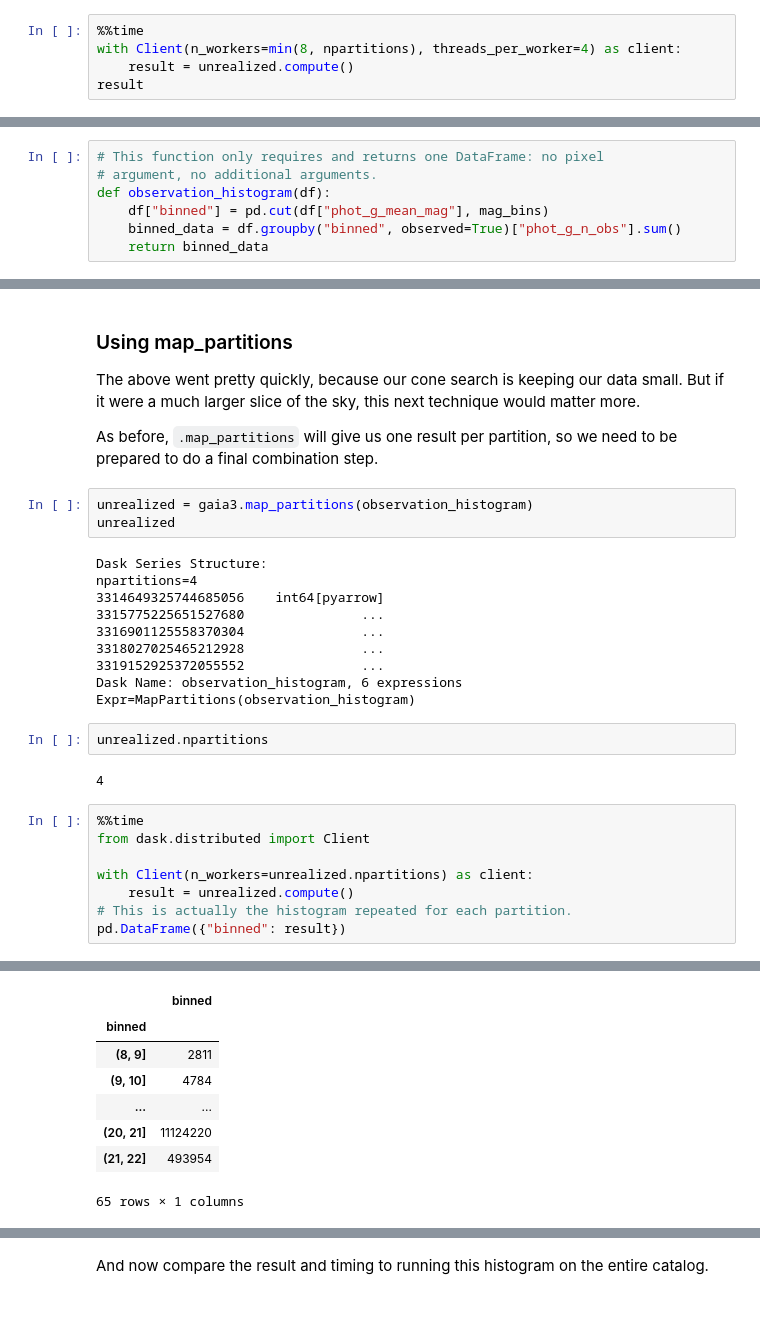
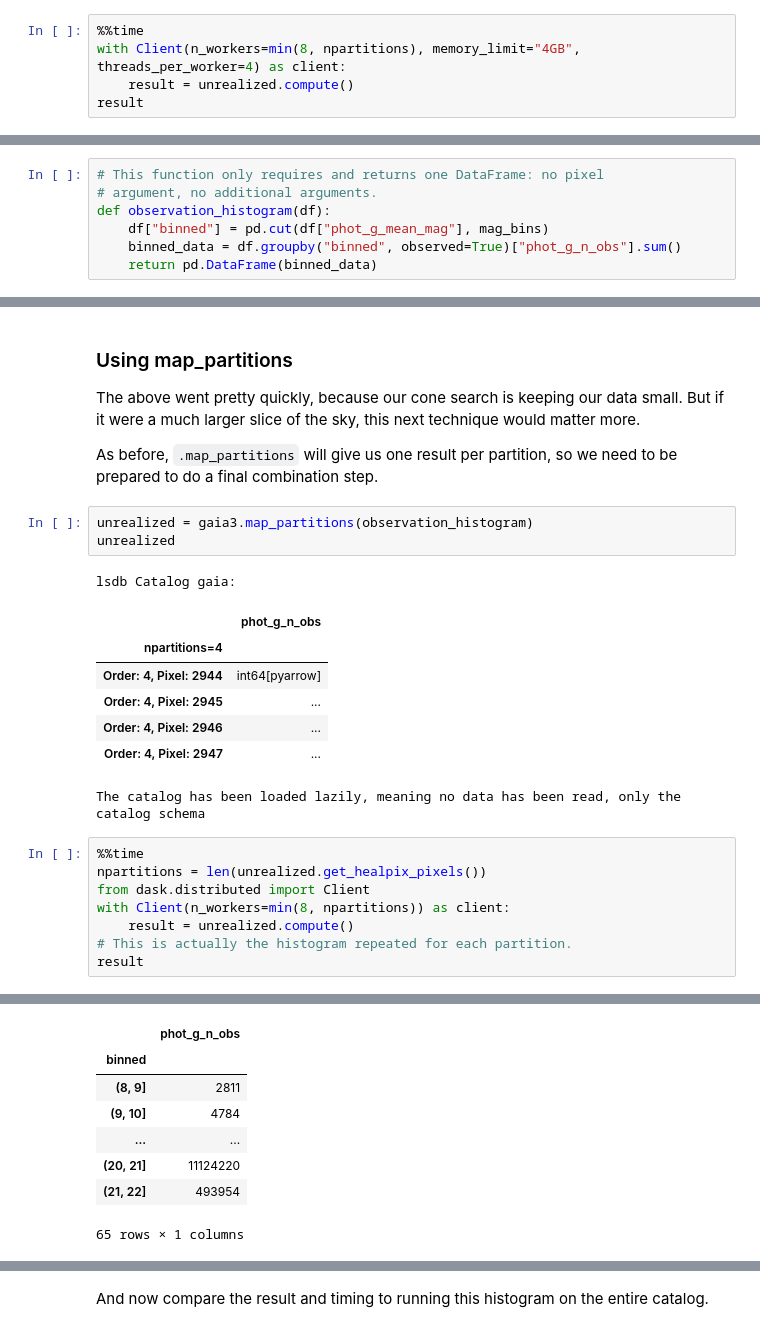
Before and after one commit to astronomy-commons/lsdb, a Jupyter notebook: docs/tutorials/pre_executed/map_partitions.ipynb, the cells around one changed output, grey strips where cells are left out. Cells and saved outputs as stored; diff of their text form.

```diff
--- a/docs/tutorials/pre_executed/map_partitions.ipynb
+++ b/docs/tutorials/pre_executed/map_partitions.ipynb
@@ -220,7 +220,7 @@ That's a lot of partitions!  If we didn't bound this value, we could easily over
 This operation is light on compute, so let's give each worker several threads.
 # %%
 %%time
-with Client(n_workers=min(8, npartitions), threads_per_worker=4) as client:
+with Client(n_workers=min(8, npartitions), memory_limit="4GB", threads_per_worker=4) as client:
     result = unrealized.compute()
 result
 # %% [output]
@@ -357,7 +357,7 @@ reduce.
 def observation_histogram(df):
     df["binned"] = pd.cut(df["phot_g_mean_mag"], mag_bins)
     binned_data = df.groupby("binned", observed=True)["phot_g_n_obs"].sum()
-    return binned_data
+    return pd.DataFrame(binned_data)
 # %% [markdown]
 First, we test our new function on our single in-memory `DataFrame`, to
 see that we get the results we expect.
@@ -394,25 +394,20 @@ to be prepared to do a final combination step.
 unrealized = gaia3.map_partitions(observation_histogram)
 unrealized
 # %% [output]
-Dask Series Structure:
-npartitions=4
-3314649325744685056    int64[pyarrow]
-3315775225651527680               ...
-3316901125558370304               ...
-3318027025465212928               ...
-3319152925372055552               ...
-Dask Name: observation_histogram, 6 expressions
-Expr=MapPartitions(observation_histogram)
+lsdb Catalog gaia:
+|  | phot_g_n_obs |
+| npartitions=4 |  |
+| Order: 4, Pixel: 2944 | int64[pyarrow] |
+| Order: 4, Pixel: 2945 | ... |
+| Order: 4, Pixel: 2946 | ... |
+| Order: 4, Pixel: 2947 | ... |
+The catalog has been loaded lazily, meaning no data has been read, only the catalog schema
-# %%
-unrealized.npartitions
-# %% [output]
-4
 # %%
 %%time
+npartitions = len(unrealized.get_healpix_pixels())
 from dask.distributed import Client
-
-with Client(n_workers=unrealized.npartitions) as client:
+with Client(n_workers=min(8, npartitions)) as client:
     result = unrealized.compute()
 # This is actually the histogram repeated for each partition.
-pd.DataFrame({"binned": result})
+result
 # %% [output]
@@ -421,4 +416,4 @@ Wall time: 9.15 s
-|  | binned |
+|  | phot_g_n_obs |
 | binned |  |
 | (8, 9] | 2811 |
 | (9, 10] | 4784 |
```
Also changed, not shown: parts of 10 cells of this notebook.
